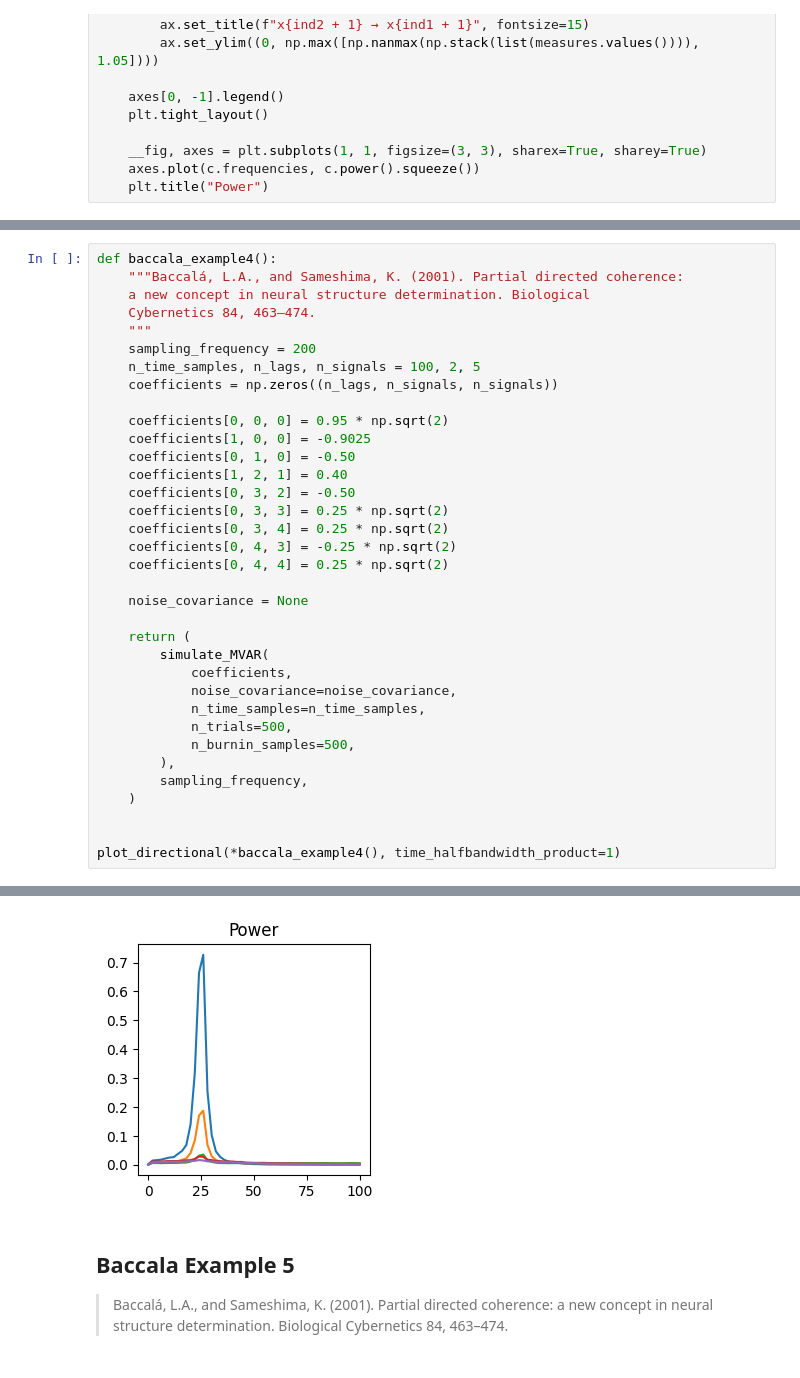
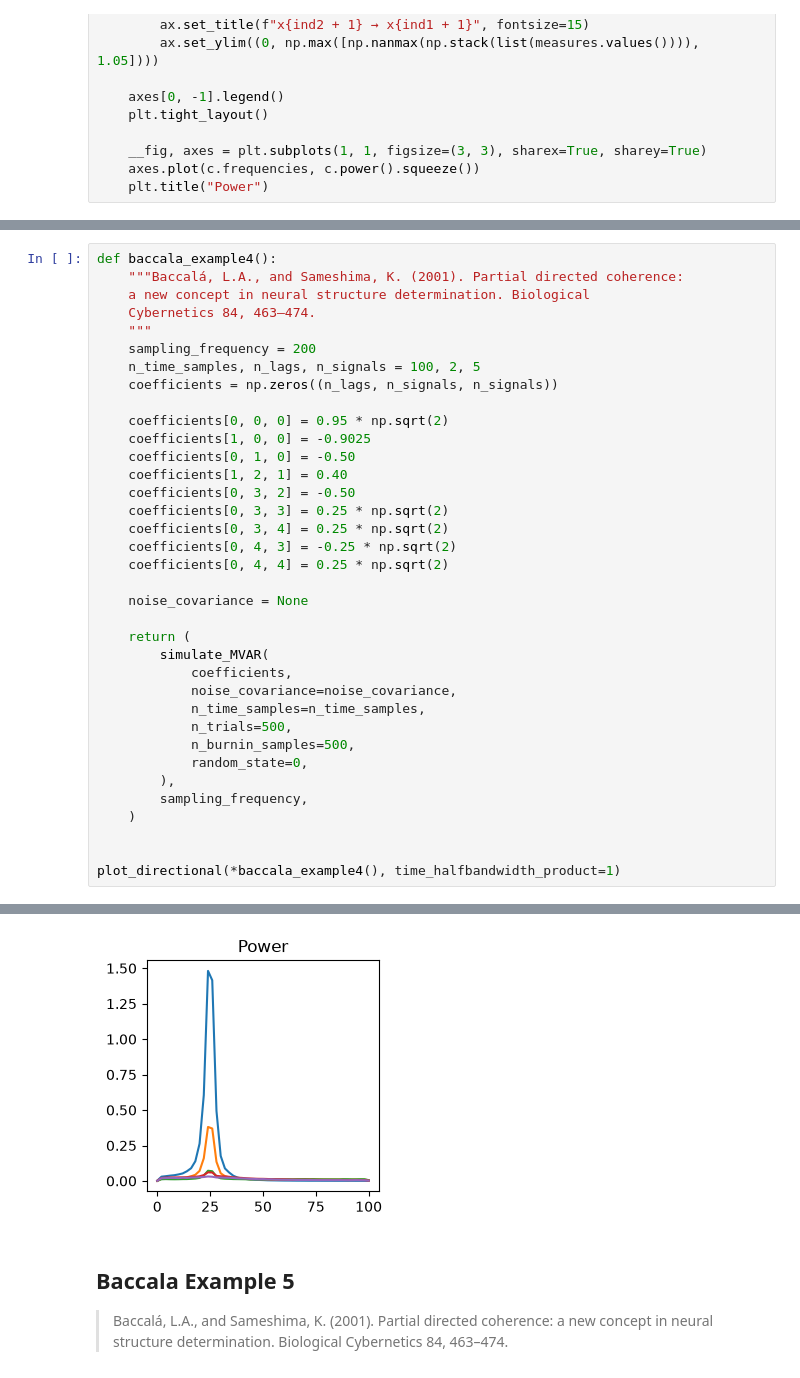
Before and after one commit to Eden-Kramer-Lab/spectral_connectivity, a Jupyter notebook: examples/Tutorial_Using_Paper_Examples.ipynb, the cells around one changed output, grey strips where cells are left out. Saved outputs shown, nothing was run; the diff lists cells and outputs as text.

```diff
--- a/examples/Tutorial_Using_Paper_Examples.ipynb
+++ b/examples/Tutorial_Using_Paper_Examples.ipynb
@@ -184,6 +186,7 @@ def baccala_example4():
             n_time_samples=n_time_samples,
             n_trials=500,
             n_burnin_samples=500,
+            random_state=0,
         ),
         sampling_frequency,
     )
@@ -195,4 +198,4 @@ plot_directional(*baccala_example4(), time_halfbandwidth_product=1)
-[figure, old version]
+[figure, new version]
 # %% [markdown]
 ## Baccala Example 5
 
```
Also changed, not shown: parts of 17 cells of this notebook, 1 other file.
